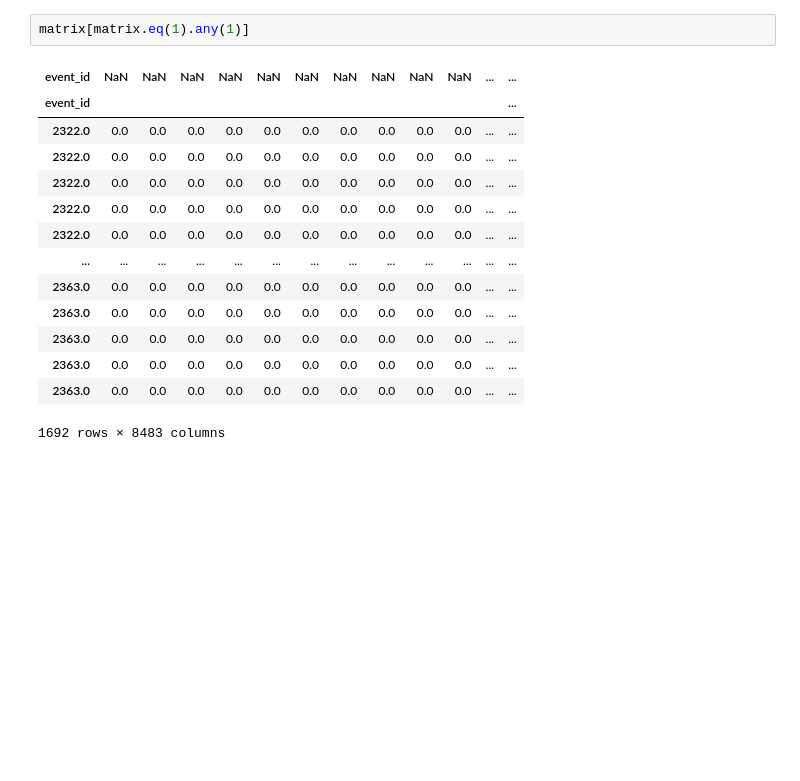
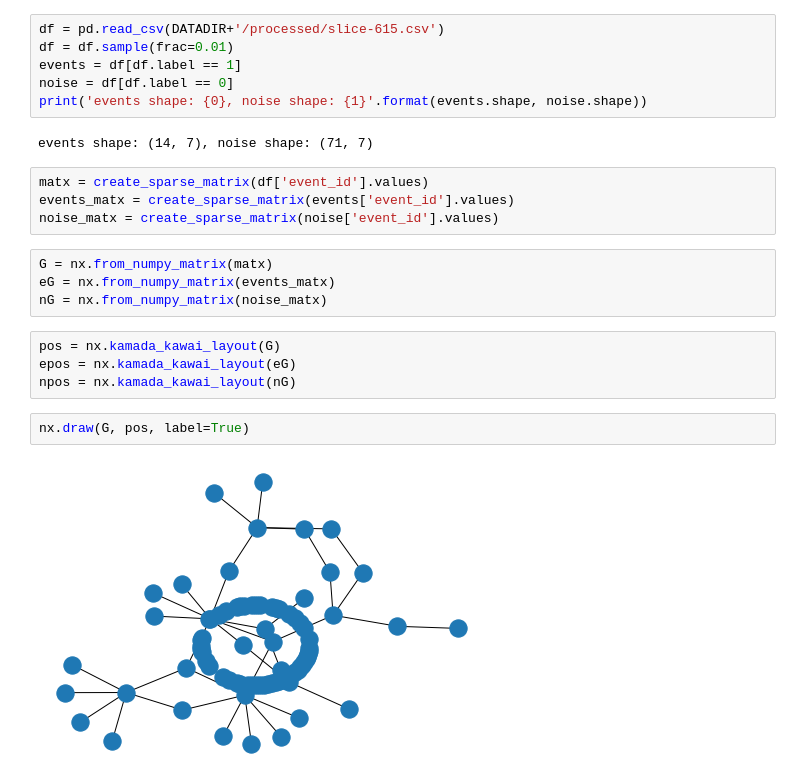
Before and after one commit to arumoy-shome/km3net, a Jupyter notebook: notebooks/gnn.ipynb, the cells around one changed output. Cells and saved outputs as stored; diff of their text form; blank space fills up the shorter version.

```diff
--- a/notebooks/gnn.ipynb
+++ b/notebooks/gnn.ipynb
@@ -116,17 +10,24 @@ matrix
-# %%
-matrix[matrix.eq(1).any(1)]
-# %% [output]
-| event_id | NaN | NaN | NaN | NaN | NaN | NaN | NaN | NaN | NaN | NaN | ... | ... |
-| event_id |  |  |  |  |  |  |  |  |  |  |  | ... |
-| 2322.0 | 0.0 | 0.0 | 0.0 | 0.0 | 0.0 | 0.0 | 0.0 | 0.0 | 0.0 | 0.0 | ... | ... |
-| 2322.0 | 0.0 | 0.0 | 0.0 | 0.0 | 0.0 | 0.0 | 0.0 | 0.0 | 0.0 | 0.0 | ... | ... |
-| 2322.0 | 0.0 | 0.0 | 0.0 | 0.0 | 0.0 | 0.0 | 0.0 | 0.0 | 0.0 | 0.0 | ... | ... |
-| 2322.0 | 0.0 | 0.0 | 0.0 | 0.0 | 0.0 | 0.0 | 0.0 | 0.0 | 0.0 | 0.0 | ... | ... |
-| 2322.0 | 0.0 | 0.0 | 0.0 | 0.0 | 0.0 | 0.0 | 0.0 | 0.0 | 0.0 | 0.0 | ... | ... |
-| ... | ... | ... | ... | ... | ... | ... | ... | ... | ... | ... | ... | ... |
-| 2363.0 | 0.0 | 0.0 | 0.0 | 0.0 | 0.0 | 0.0 | 0.0 | 0.0 | 0.0 | 0.0 | ... | ... |
-| 2363.0 | 0.0 | 0.0 | 0.0 | 0.0 | 0.0 | 0.0 | 0.0 | 0.0 | 0.0 | 0.0 | ... | ... |
-| 2363.0 | 0.0 | 0.0 | 0.0 | 0.0 | 0.0 | 0.0 | 0.0 | 0.0 | 0.0 | 0.0 | ... | ... |
-| 2363.0 | 0.0 | 0.0 | 0.0 | 0.0 | 0.0 | 0.0 | 0.0 | 0.0 | 0.0 | 0.0 | ... | ... |
-| 2363.0 | 0.0 | 0.0 | 0.0 | 0.0 | 0.0 | 0.0 | 0.0 | 0.0 | 0.0 | 0.0 | ... | ... |
-1692 rows × 8483 columns
+# %%
+df = pd.read_csv(DATADIR+'/processed/slice-615.csv')
+df = df.sample(frac=0.01)
+events = df[df.label == 1]
+noise = df[df.label == 0]
+print('events shape: {0}, noise shape: {1}'.format(events.shape, noise.shape))
+# %% [output]
+events shape: (14, 7), noise shape: (71, 7)
+# %%
+matx = create_sparse_matrix(df['event_id'].values)
+events_matx = create_sparse_matrix(events['event_id'].values)
+noise_matx = create_sparse_matrix(noise['event_id'].values)
+# %%
+G = nx.from_numpy_matrix(matx)
+eG = nx.from_numpy_matrix(events_matx)
+nG = nx.from_numpy_matrix(noise_matx)
+# %%
+pos = nx.kamada_kawai_layout(G)
+epos = nx.kamada_kawai_layout(eG)
+npos = nx.kamada_kawai_layout(nG)
+# %%
+nx.draw(G, pos, label=True)
+# %% [output]
+[figure, added]
```
Also changed, not shown: parts of 14 cells of this notebook.
